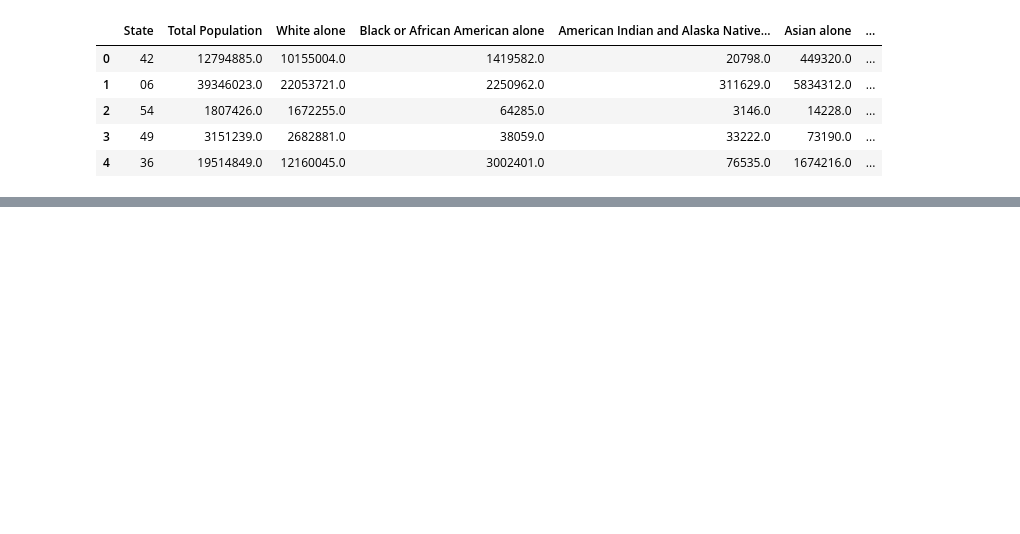
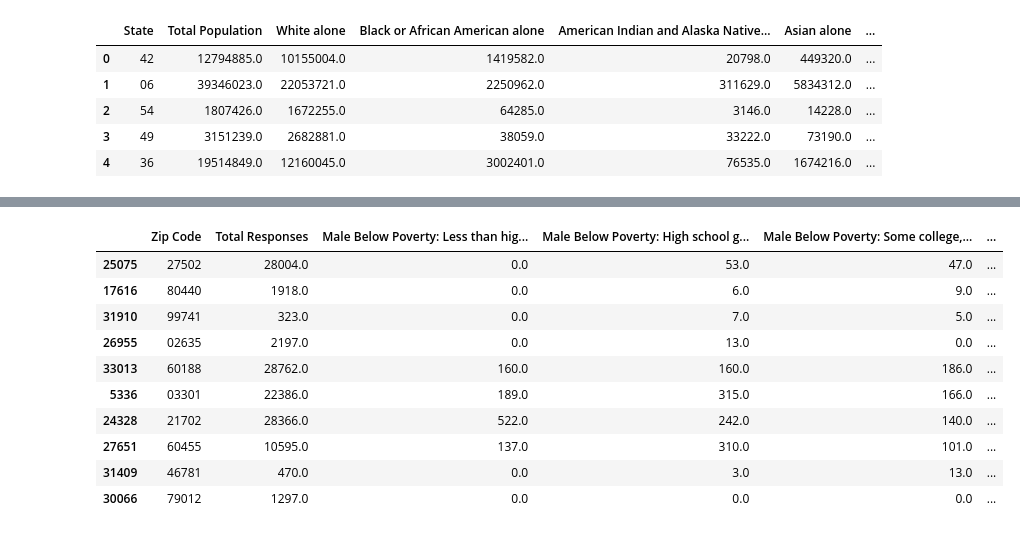
Before and after one commit to OP78142/proj-1-g4, a Jupyter notebook: ProjectWork.ipynb, the cells around one changed output, grey strips where cells are left out. Saved outputs shown, nothing was run; the diff lists cells and outputs as text; code cells hidden in the pictures; blank space fills up the shorter version.

```diff
--- a/ProjectWork.ipynb
+++ b/ProjectWork.ipynb
@@ -203,0 +106,59 @@ census_pd_povRace.sample(25, random_state=100)
+# %%
+census_data_povGender_Zip = c.acs5.get(("B17003_004E","B17003_005E","B17003_006E","B17003_007E","B17003_009E","B17003_010E",
+						  "B17003_011E","B17003_012E","B17003_015E","B17003_016E","B17003_017E","B17003_018E","B17003_020E",
+						  "B17003_021E","B17003_022E","B17003_023E",), {"for": "zip code tabulation area:*"})
+census_pd_povGender_Zip = pd.DataFrame(census_data_povGender_Zip)
+census_pd_povGender_Zip['populationTotal'] = census_pd_povGender_Zip.sum(axis=1, numeric_only= True)
+census_pd_povGender_Zip = census_pd_povGender_Zip.rename(columns={"B17003_004E":"Male Below Poverty: Less than high school graduate",
+									"B17003_005E":"Male Below Poverty: High school graduate (includes equivalency)",
+									"B17003_006E":"Male Below Poverty: Some college, associate's degree",
+									"B17003_007E":"Male Below Poverty: Bachelor's degree or higher",
+									"B17003_009E":"Female Below Poverty: Less than high school graduate",
+									"B17003_010E":"Female Below Poverty: High school graduate (includes equivalency)",
+									"B17003_011E":"Female Below Poverty: Some college, associate's degree",
+									"B17003_012E":"Female Below Poverty: Bachelor's degree or higher",
+									"B17003_015E":"Male Above Poverty: Less than high school graduate",
+									"B17003_016E":"Male Above Poverty: High school graduate (includes equivalency)",
+									"B17003_017E":"Male Above Poverty: Some college, associate's degree",
+									"B17003_018E":"Male Above Poverty: Bachelor's degree or higher",
+									"B17003_020E":"Female Above Poverty: Less than high school graduate",
+									"B17003_021E":"Female Above Poverty: High school graduate (includes equivalency)",
+									"B17003_022E":"Female Above Poverty: Some college, associate's degree",
+									"B17003_023E":"Female Above Poverty: Bachelors degree or higher",
+                                     "zip code tabulation area":"Zip Code",
+                                     "populationTotal": "Total Responses" })
+
+census_pd_povGender_Zip = census_pd_povGender_Zip[[
+"Zip Code","Total Responses",
+"Male Below Poverty: Less than high school graduate",
+"Male Below Poverty: High school graduate (includes equivalency)",
+"Male Below Poverty: Some college, associate's degree",
+"Male Below Poverty: Bachelor's degree or higher",
+"Female Below Poverty: Less than high school graduate",
+"Female Below Poverty: High school graduate (includes equivalency)",
+"Female Below Poverty: Some college, associate's degree",
+"Female Below Poverty: Bachelor's degree or higher",
+"Male Above Poverty: Less than high school graduate",
+"Male Above Poverty: High school graduate (includes equivalency)",
+"Male Above Poverty: Some college, associate's degree",
+"Male Above Poverty: Bachelor's degree or higher",
+"Female Above Poverty: Less than high school graduate",
+"Female Above Poverty: High school graduate (includes equivalency)",
+"Female Above Poverty: Some college, associate's degree",
+"Female Above Poverty: Bachelors degree or higher"
+]]
+
+
+census_pd_povGender_Zip.sample(10, random_state=100)
+# %% [output]
+|  | Zip Code | Total Responses | Male Below Poverty: Less than hig... | Male Below Poverty: High school g... | Male Below Poverty: Some college,... | ... |
+| 25075 | 27502 | 28004.0 | 0.0 | 53.0 | 47.0 | ... |
+| 17616 | 80440 | 1918.0 | 0.0 | 6.0 | 9.0 | ... |
+| 31910 | 99741 | 323.0 | 0.0 | 7.0 | 5.0 | ... |
+| 26955 | 02635 | 2197.0 | 0.0 | 13.0 | 0.0 | ... |
+| 33013 | 60188 | 28762.0 | 160.0 | 160.0 | 186.0 | ... |
+| 5336 | 03301 | 22386.0 | 189.0 | 315.0 | 166.0 | ... |
+| 24328 | 21702 | 28366.0 | 522.0 | 242.0 | 140.0 | ... |
+| 27651 | 60455 | 10595.0 | 137.0 | 310.0 | 101.0 | ... |
+| 31409 | 46781 | 470.0 | 0.0 | 3.0 | 13.0 | ... |
+| 30066 | 79012 | 1297.0 | 0.0 | 0.0 | 0.0 | ... |
```
Also changed, not shown: parts of 16 cells of this notebook.
